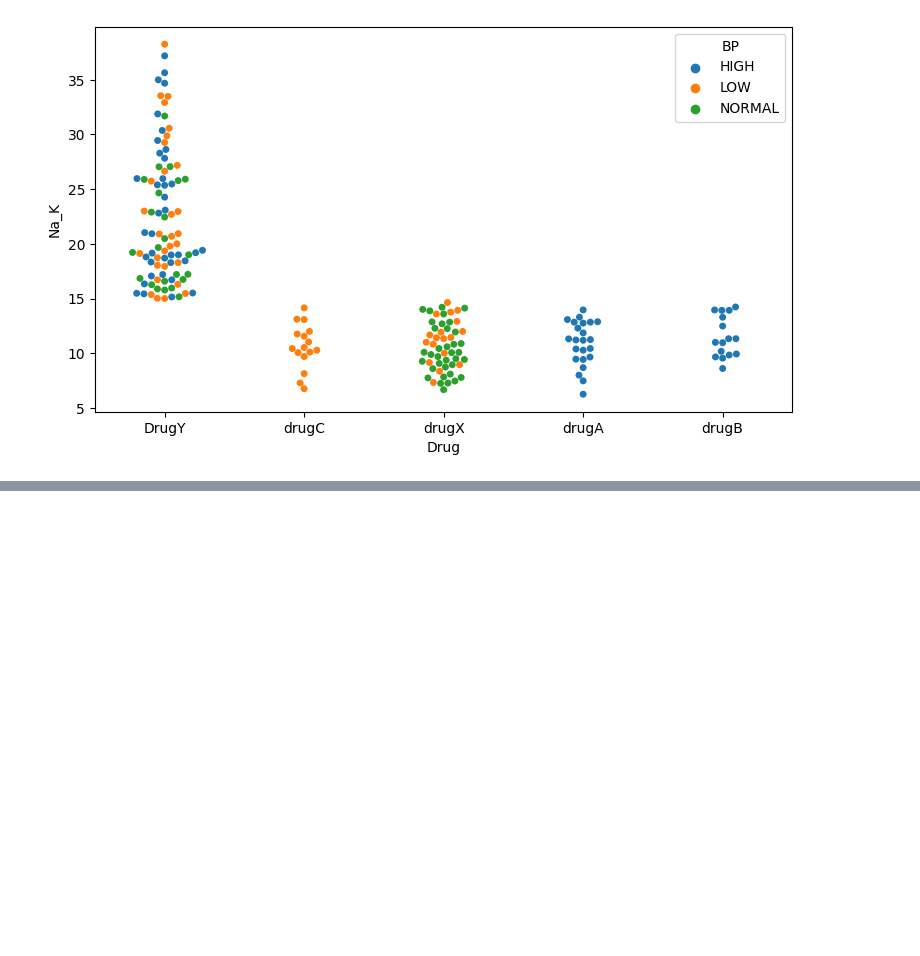
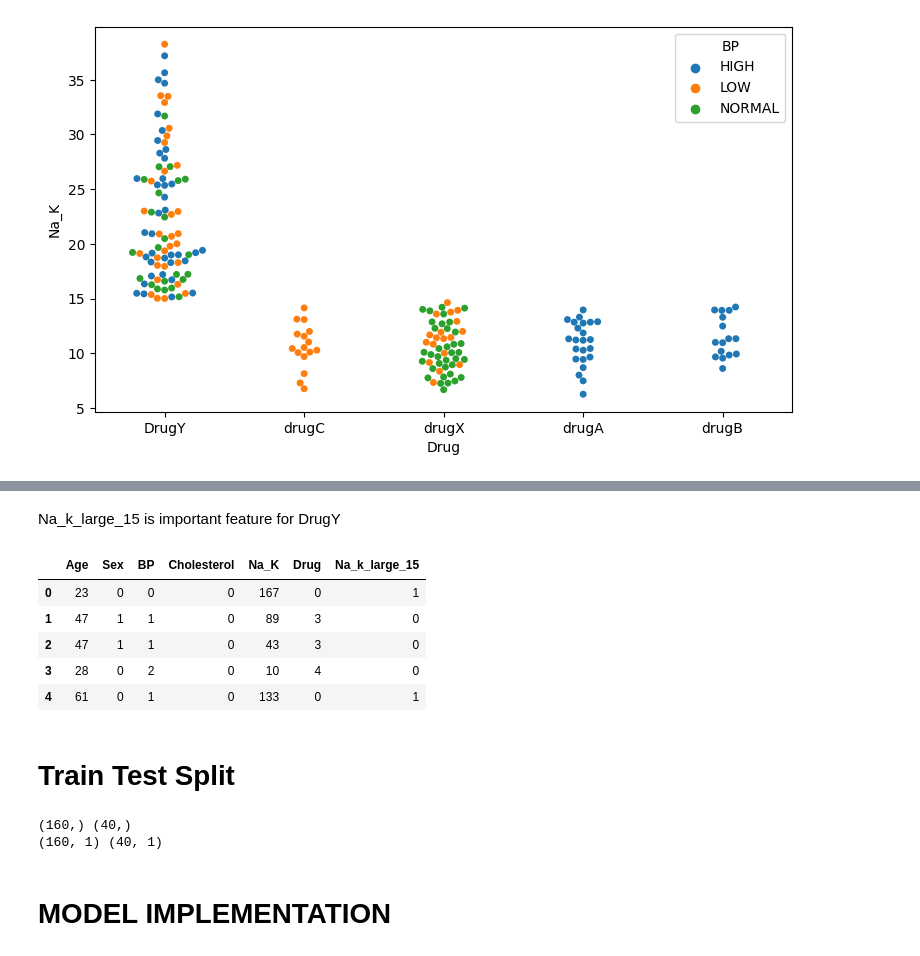
Before and after one commit to RahulSunny1209/Drug-Classification, a Jupyter notebook: drug_classification.ipynb, the cells around one changed output, grey strips where cells are left out. Drawn from its saved outputs; the diff is of its cells as text; code cells hidden in the pictures; blank space fills up the shorter version.

```diff
--- a/drug_classification.ipynb
+++ b/drug_classification.ipynb
@@ -258,0 +291,2 @@ plt.show()
+# %% [markdown]
+Na_k_large_15 is important feature for DrugY
@@ -258,0 +306,11 @@ plt.show()
+# %%
+df.head()
+# %% [output]
+|  | Age | Sex | BP | Cholesterol | Na_K | Drug | Na_k_large_15 |
+| 0 | 23 | 0 | 0 | 0 | 167 | 0 | 1 |
+| 1 | 47 | 1 | 1 | 0 | 89 | 3 | 0 |
+| 2 | 47 | 1 | 1 | 0 | 43 | 3 | 0 |
+| 3 | 28 | 0 | 2 | 0 | 10 | 4 | 0 |
+| 4 | 61 | 0 | 1 | 0 | 133 | 0 | 1 |
+# %% [markdown]
+# Train Test Split
@@ -258,0 +324,10 @@ plt.show()
+# %%
+print(y_train.shape,y_test.shape)
+y_train = y_train.values.reshape(-1,1)
+y_test = y_test.values.reshape(-1,1)
+print(y_train.shape,y_test.shape)
+# %% [output]
+(160,) (40,)
+(160, 1) (40, 1)
+# %% [markdown]
+# MODEL IMPLEMENTATION
```
Also changed, not shown: parts of 20 cells of this notebook.
